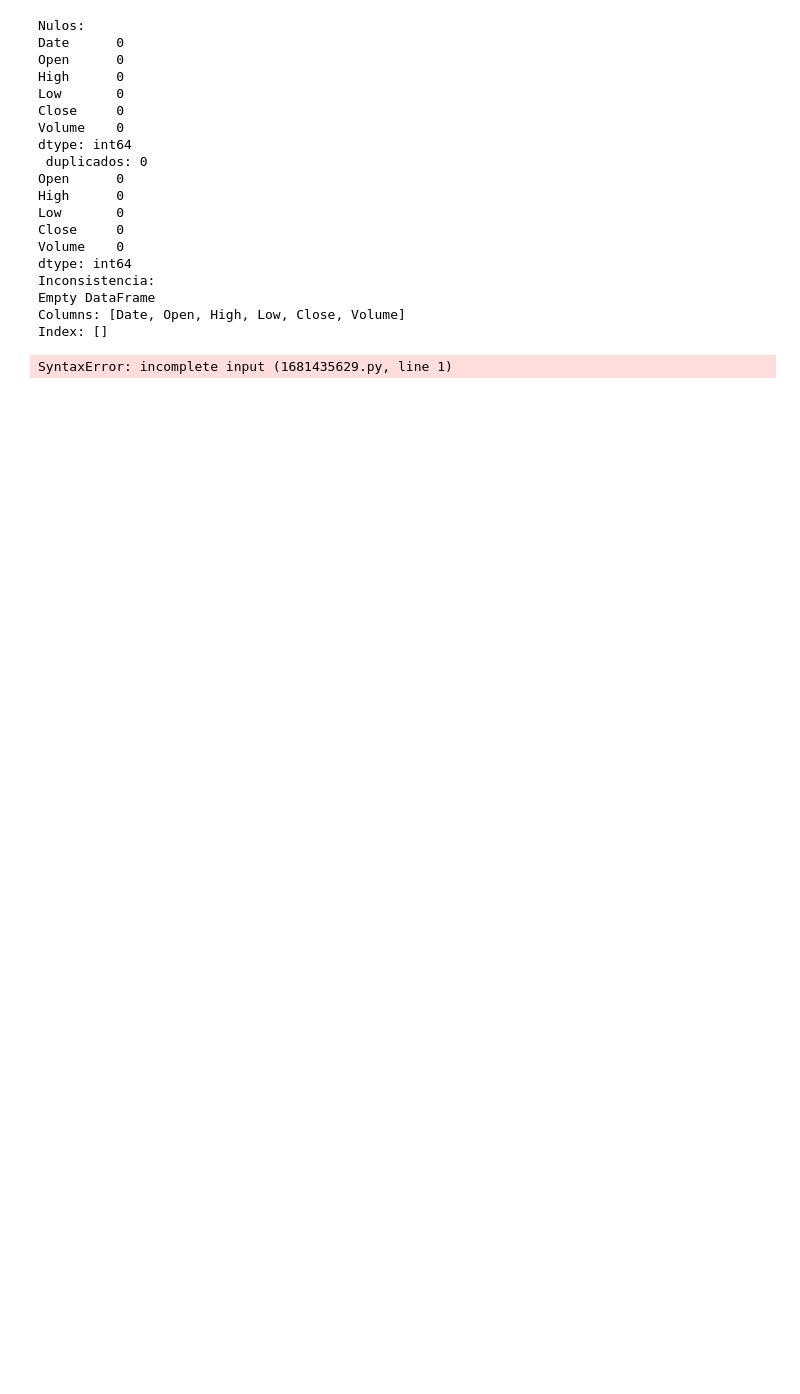
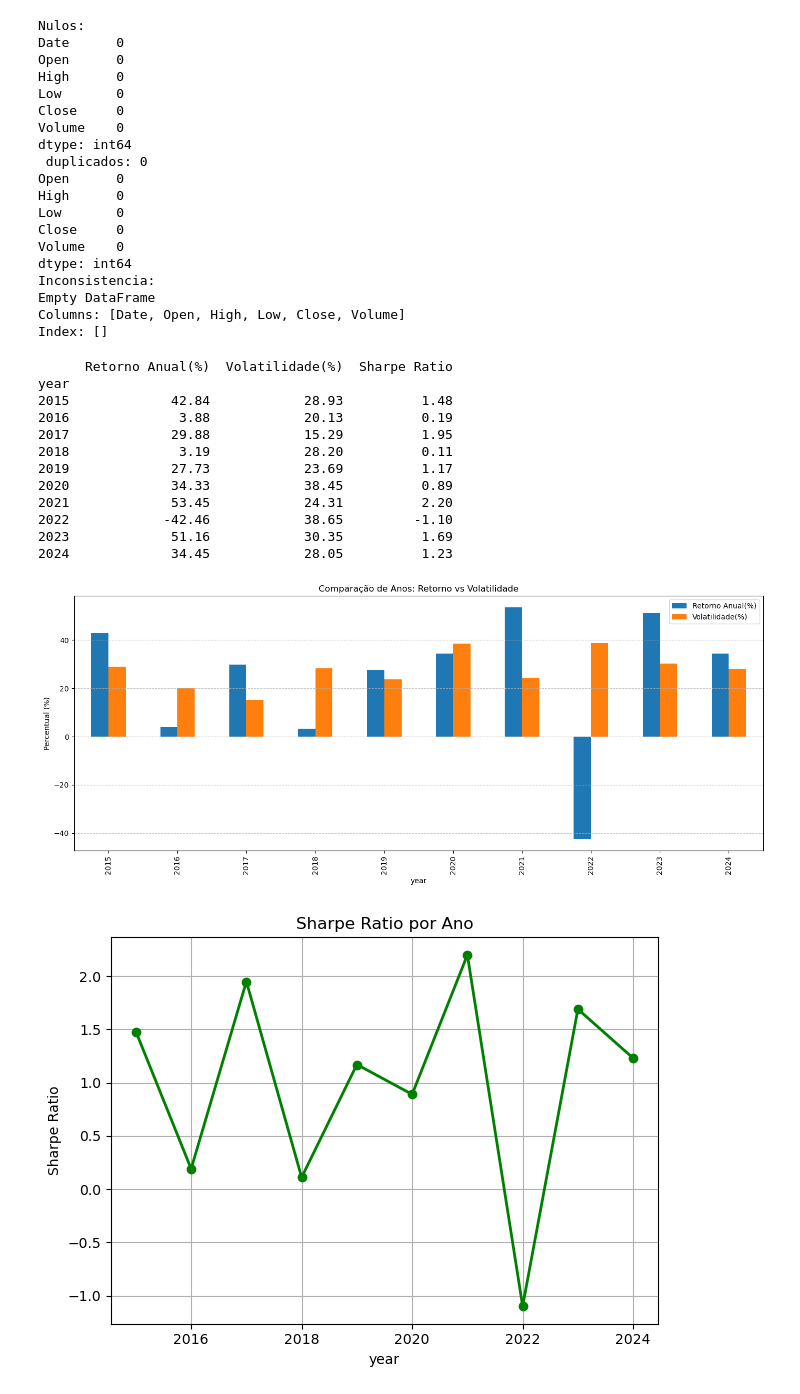
Before and after one commit to Rambo0704/ProjetoDadosGoogle, a Jupyter notebook: visualização.ipynb, the cells around one changed output. Cells and saved outputs as stored; diff of their text form; code cells hidden in the pictures; blank space fills up the shorter version.

Commit message:
feat function: sharpe ratio

```diff
--- a/visualização.ipynb
+++ b/visualização.ipynb
@@ -199,5 +199,65 @@ def sharpe_ratio_anual():
 # %%
 def identificar_drawdowns():
     df = leitura_csv()
+    df['retorno_diario'] = df['Close'].pct_change()
+    df['valor_acumulado'] = (1+df['retorno_diario']).cumprod()
+    df['pico'] = df['valor_acumulado'].cummax()
+    df['drawdown'] = (df['valor_acumulado'] - df['pico'])/ df['pico']
+    print(df['drawdown'])
+    plt.figure(figsize=(12, 6))
+    plt.plot(df['Date'], df['valor_acumulado'], label='Valor Acumulado')
+    plt.fill_between(df['Date'], df['drawdown'], 0, color='red', alpha=0.3, label='Drawdown')
+    plt.title('Drawdown ao Longo do Tempo')
+    plt.xlabel('Data')
+    plt.ylabel('Valor / Drawdown')
+    plt.legend()
+    plt.grid(True)
+    plt.tight_layout()
+    plt.show()
-# %% [output]
-SyntaxError: incomplete input (1681435629.py, line 1)
+# %%
+def comparativo_ano_perfomance():
+    df = leitura_csv()
+    df['retorno_diario'] = df['Close'].pct_change()
+    df['year'] = df['Date'].dt.year
+
+    retorno_anual = df.groupby('year')['retorno_diario'].mean() * 253
+    volatilidade_anual = df.groupby('year')['retorno_diario'].std() * np.sqrt(252)
+    sharpe_ratio = retorno_anual / volatilidade_anual
+
+    comparativo = pd.DataFrame({
+        'Retorno Anual(%)': retorno_anual*100,
+        'Volatilidade(%)': volatilidade_anual*100,
+        'Sharpe Ratio': sharpe_ratio
+    })
+    comparativo = comparativo.round(2)
+    print(comparativo)
+    comparativo[['Retorno Anual(%)', 'Volatilidade(%)']].plot(kind='bar', figsize=(14,6))
+    plt.title('Comparação de Anos: Retorno vs Volatilidade')
+    plt.ylabel('Percentual (%)')
+    plt.grid(axis='y', linestyle='--', alpha=0.7)
+    plt.tight_layout()
+    plt.show()
+
+    comparativo['Sharpe Ratio'].plot(kind='line', marker='o', color='green', linewidth=2)
+    plt.title('Sharpe Ratio por Ano')
+    plt.ylabel('Sharpe Ratio')
+    plt.grid(True)
+    plt.tight_layout()
+    plt.show()
+# %%
+comparativo_ano_perfomance()
+# %% [output]
+      Retorno Anual(%)  Volatilidade(%)  Sharpe Ratio
+year
+2015             42.84            28.93          1.48
+2016              3.88            20.13          0.19
+2017             29.88            15.29          1.95
+2018              3.19            28.20          0.11
+2019             27.73            23.69          1.17
+2020             34.33            38.45          0.89
+2021             53.45            24.31          2.20
+2022            -42.46            38.65         -1.10
+2023             51.16            30.35          1.69
+2024             34.45            28.05          1.23
+[figure, added]
+[figure, added]
```
Also changed, not shown: 1 other file.
